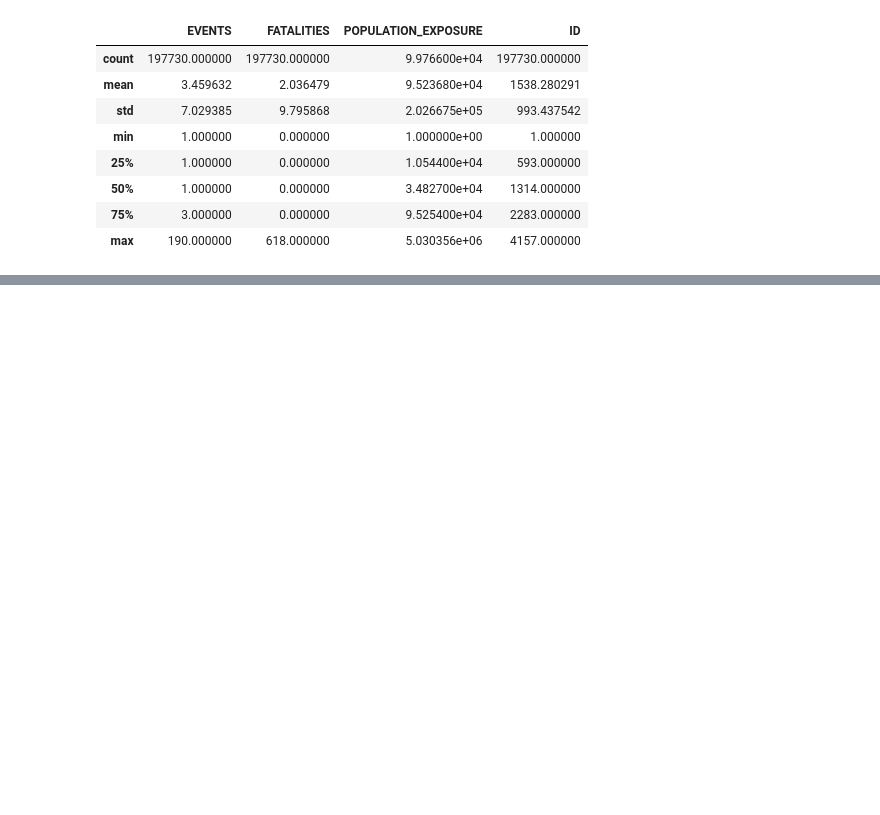
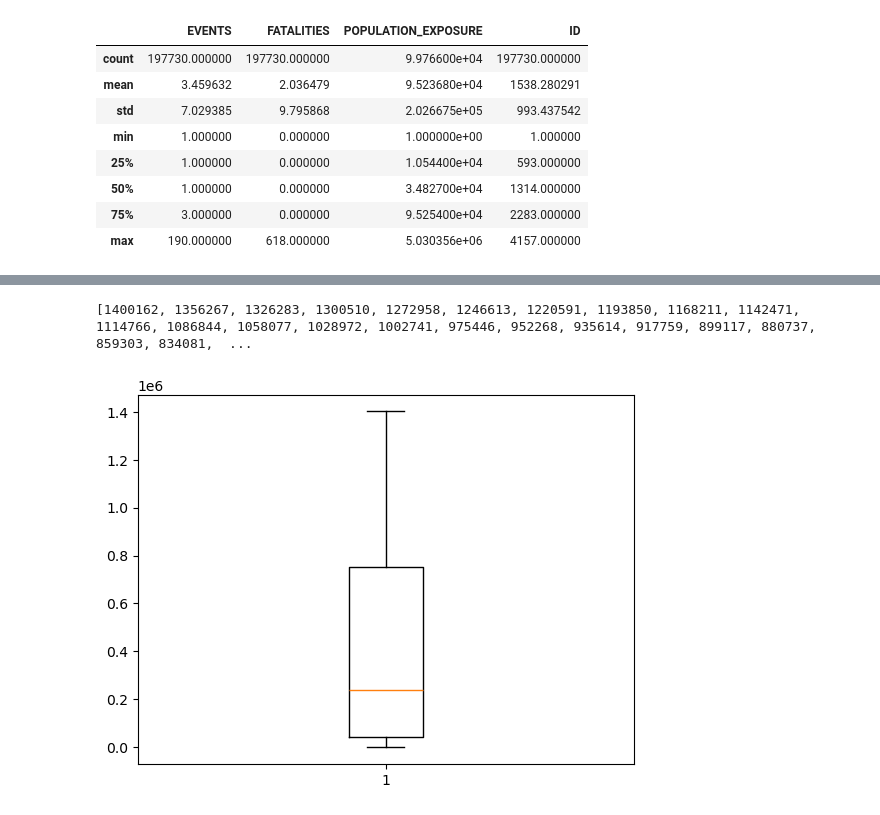
Before and after one commit to group-pi-dataviz/group-pi-dataviz.github.io, a Jupyter notebook: scripts/data_preprocessing.ipynb, the cells around one changed output, grey strips where cells are left out. Drawn from its saved outputs; the diff is of its cells as text; code cells hidden in the pictures; blank space fills up the shorter version.

```diff
--- a/scripts/data_preprocessing.ipynb
+++ b/scripts/data_preprocessing.ipynb
@@ -134,7 +79,0 @@ Sub Event Types: ['Abduction/forced disappearance' 'Attack' 'Sexual violence']
-# %%
-# Same as before but all the Admin1 with same Country
-countries = data['COUNTRY'].unique()
-for country in countries:
-    admin1s = data[data['COUNTRY'] == country]['ADMIN1'].unique()
-    print(f"Country: {country}")
-    print(f"Admin1 Regions: {admin1s}\n")
@@ -650,20 +226,0 @@ for region in copy_without_other['REGION'].unique():
-# %%
-for country in copy_without_other['COUNTRY'].unique():
-    if country not in ['Afghanistan', 'Myanmar', 'Philippines']:
-        continue
-    country_data = copy_without_other.loc[copy_without_other['COUNTRY'] == country].copy()
-
-    # extract year (4 digits at end) and convert to nullable integer
-    country_data['YEAR'] = (country_data['WEEK'].str.extract(r'(\d{4})$')[0].astype('Int64'))
-
-    # now grouping by year and event_type and summing the 'EVENTS' column
-    first_df = country_data.groupby(['YEAR', 'EVENT_TYPE'])['EVENTS'].sum().unstack(fill_value=0)
-
-    # Dropping the rows with YEAR <=2015 or ==2025
-    first_df = first_df.loc[(first_df.index > 2015) & (first_df.index != 2025)]
-
-    # Normalizing such that the values are comparable between countries
-    print(first_df)
-
-
-    first_df.to_csv(f'../data/{country.lower().replace(" ", "_")}_yearly_events_by_event_type.csv', sep=';')
@@ -737,0 +346,21 @@ plt.show()
+# %%
+af2023_data = data[(data['Region, subregion, country or area *'] == 'Afghanistan') & (data['Type'] == "Country/Area") & (data['Year'] == 2023)]
+
+ages = [int(af2023_data[age].values[0] * 1000) for age in range(0, 100)]
+ages.append(int(af2023_data['100+'].values[0] * 1000))
+
+pd.DataFrame(ages, columns=['Population']).to_csv('../data/afghanistan_population_by_age_2023.csv', index_label='Age')
+
+print(ages)
+# %% [output]
+[1400162, 1356267, 1326283, 1300510, 1272958, 1246613, 1220591, 1193850, 1168211, 1142471, 1114766, 1086844, 1058077, 1028972, 1002741, 975446, 952268, 935614, 917759, 899117, 880737, 859303, 834081,  ...
+# %%
+def get_boxplot_population_by_age(data, country, year):
+    country_data = data[(data['Region, subregion, country or area *'] == country) & (data['Type'] == "Country/Area") & (data['Year'] == year)]
+
+    population = [int(country_data[age].values[0] * 1000) for age in range(0, 100)]
+    population.append(int(country_data['100+'].values[0] * 1000))
+# %%
+get_boxplot_population_by_age(data, "Afghanistan", 2023)
+# %% [output]
+[figure, added]
```
Also changed, not shown: parts of 57 cells of this notebook, 4 other files.
